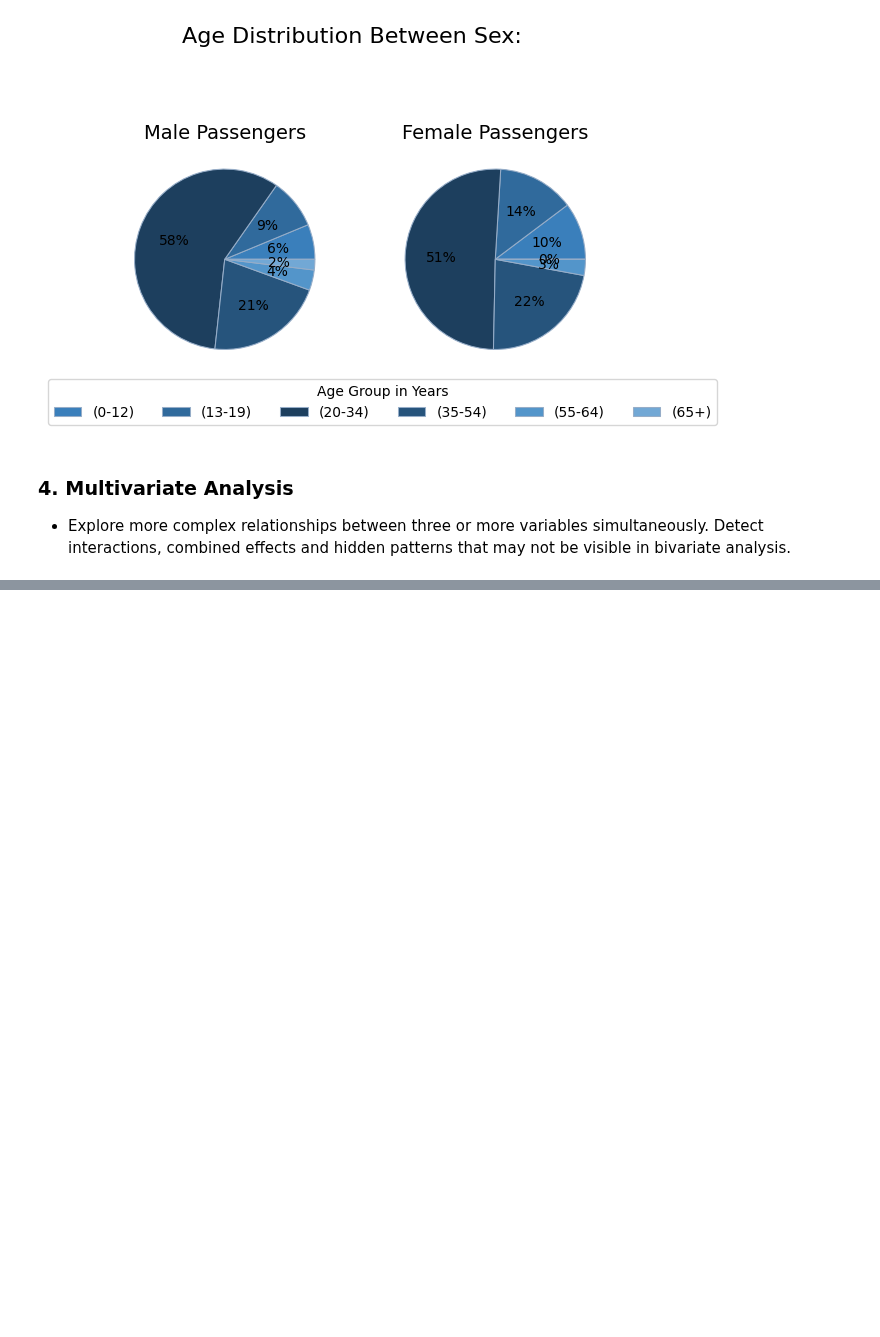
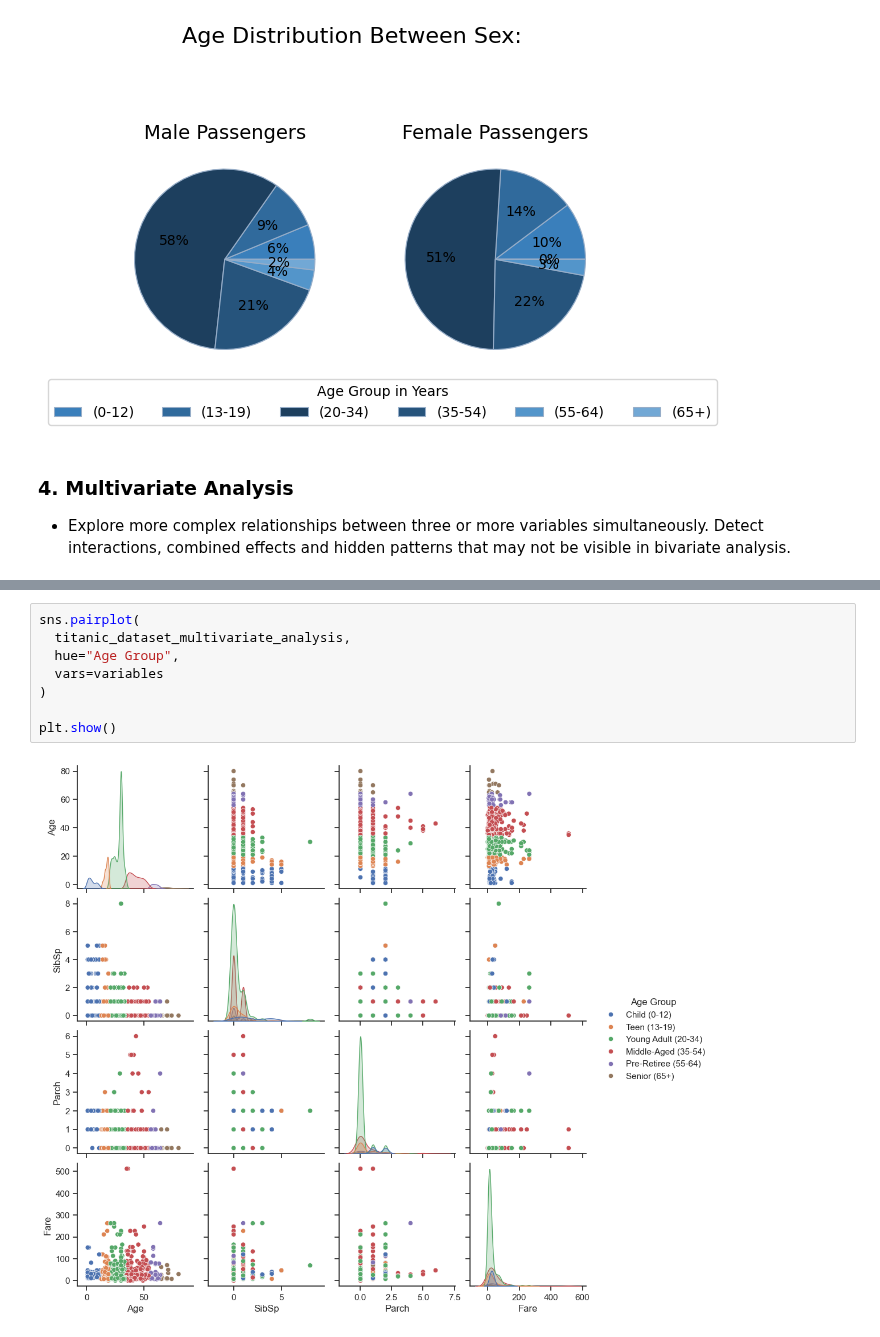
Before and after one commit to grace-sampao/Cyber-Shujaa---Exploratory-Data-Analysis, a Jupyter notebook: notebooks/exploratory_data_analysis.ipynb, the cells around one changed output, grey strips where cells are left out. Drawn from its saved outputs; the diff is of its cells as text; blank space fills up the shorter version.

```diff
--- a/notebooks/exploratory_data_analysis.ipynb
+++ b/notebooks/exploratory_data_analysis.ipynb
@@ -1019,0 +1035,10 @@ plt.show()
+# %%
+sns.pairplot(
+  titanic_dataset_multivariate_analysis,
+  hue="Age Group",
+  vars=variables
+)
+
+plt.show()
+# %% [output]
+[figure, added]
```
Also changed, not shown: parts of 9 cells of this notebook.
